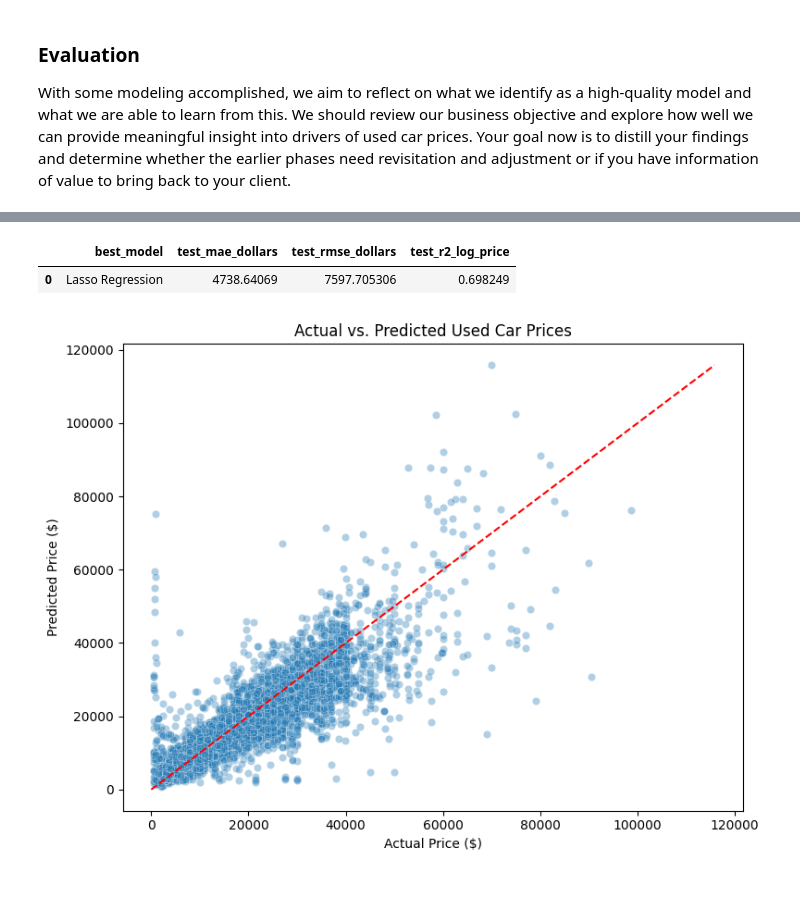
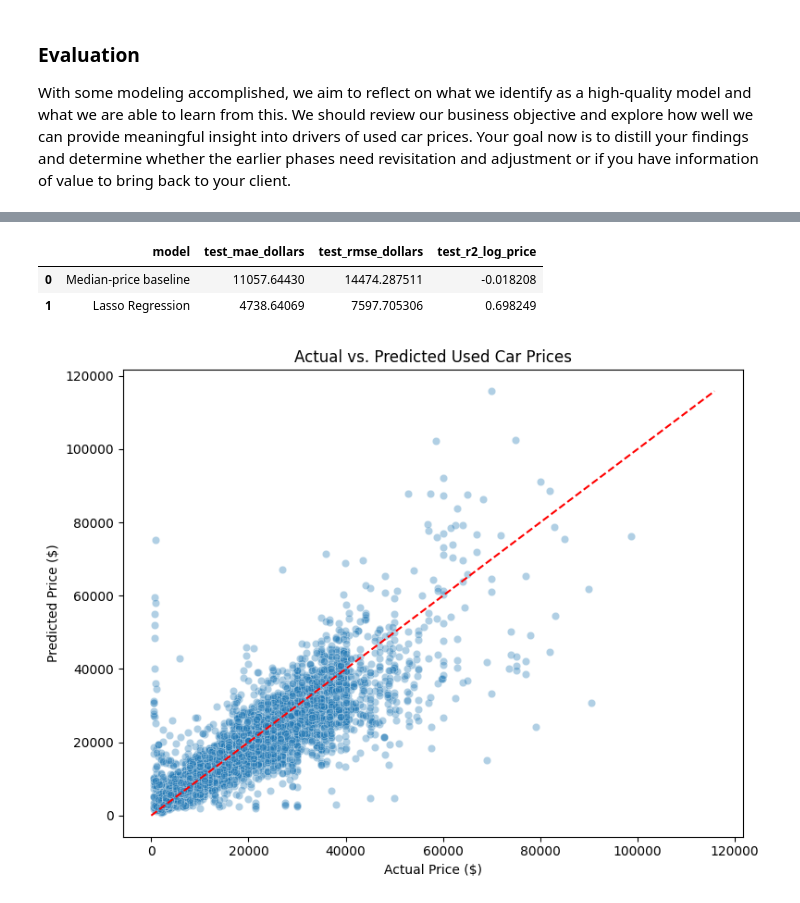
Before and after one commit to leosj168/practical-application-2-used-car-prices, a Jupyter notebook: prompt_2_II.ipynb, the cells around one changed output, grey strips where cells are left out. Cells and saved outputs as stored; diff of their text form; code cells hidden in the pictures.

```diff
--- a/prompt_2_II.ipynb
+++ b/prompt_2_II.ipynb
@@ -654,28 +700,38 @@ The evaluation checks whether the optimization decision holds up outside cross-v
 # %%
-# Refit the selected model on the full training set before final evaluation.
+# Refit the selected model on all training rows before the one-time test evaluation.
 best_model.fit(X_train, y_train)
 y_pred_log = best_model.predict(X_test)
 
-# Convert log-price predictions back to dollars for MAE and RMSE.
+# Convert log-price predictions back to dollars for dealer-friendly error measures.
 y_test_dollars = np.expm1(y_test)
 y_pred_dollars = np.expm1(y_pred_log)
 
-# Report test metrics only after model selection is complete.
+# Compare against always predicting the training-set median log price.
+baseline_pred_log = np.full(len(y_test), y_train.median())
+baseline_pred_dollars = np.expm1(baseline_pred_log)
+
 evaluation_metrics = pd.DataFrame(
     [
         {
-            "best_model": best_model_name,
+            "model": "Median-price baseline",
+            "test_mae_dollars": mean_absolute_error(y_test_dollars, baseline_pred_dollars),
+            "test_rmse_dollars": np.sqrt(mean_squared_error(y_test_dollars, baseline_pred_dollars)),
+            "test_r2_log_price": r2_score(y_test, baseline_pred_log),
+        },
+        {
+            "model": best_model_name,
             "test_mae_dollars": mean_absolute_error(y_test_dollars, y_pred_dollars),
             "test_rmse_dollars": np.sqrt(mean_squared_error(y_test_dollars, y_pred_dollars)),
             "test_r2_log_price": r2_score(y_test, y_pred_log),
-        }
+        },
     ]
 )
 
 evaluation_metrics
 # %% [output]
-|  | best_model | test_mae_dollars | test_rmse_dollars | test_r2_log_price |
-| 0 | Lasso Regression | 4738.64069 | 7597.705306 | 0.698249 |
+|  | model | test_mae_dollars | test_rmse_dollars | test_r2_log_price |
+| 0 | Median-price baseline | 11057.64430 | 14474.287511 | -0.018208 |
+| 1 | Lasso Regression | 4738.64069 | 7597.705306 | 0.698249 |
 # %%
 # Add the diagonal line to show perfect prediction; points near it are better predictions.
 prediction_check = pd.DataFrame(
```
Also changed, not shown: parts of 43 cells of this notebook, 2 other files.
